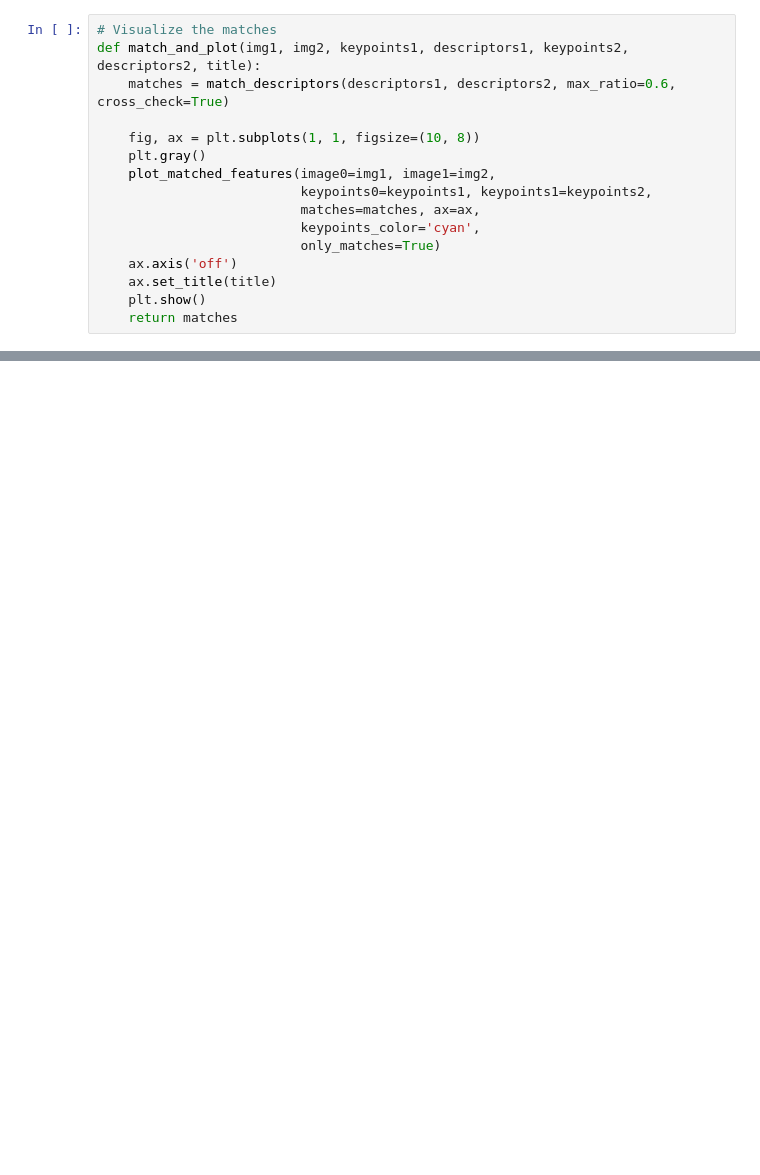
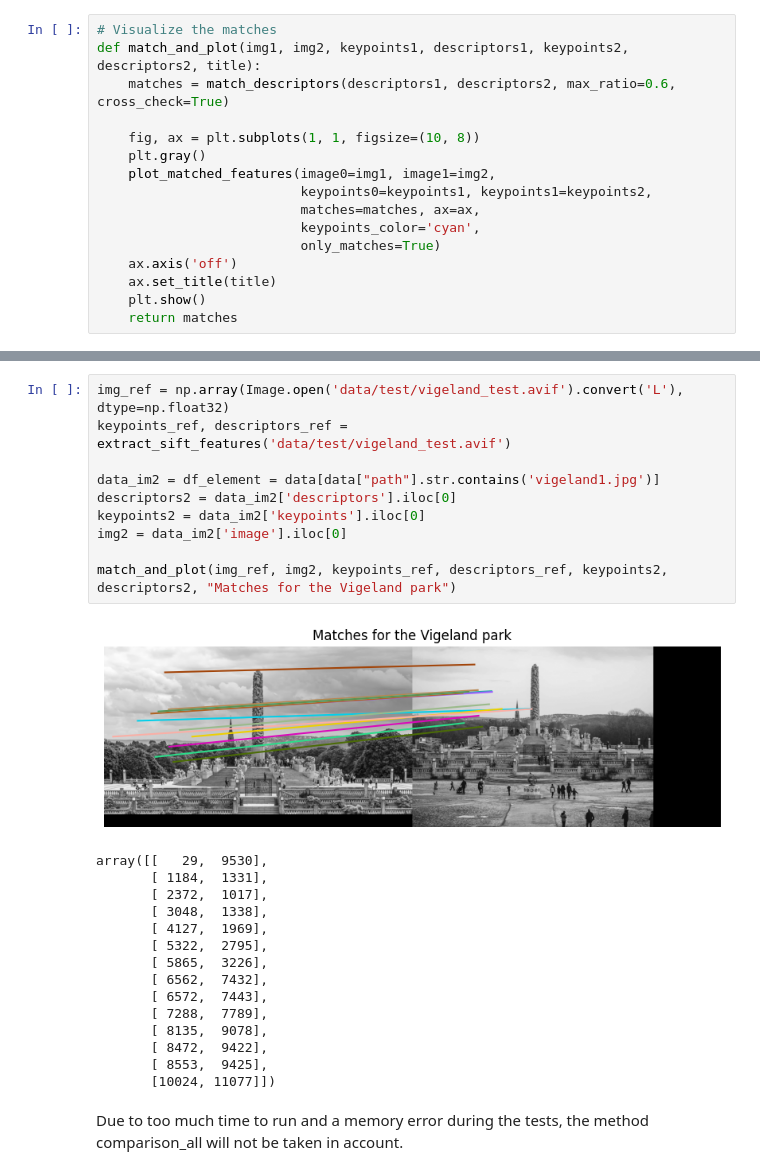
Before and after one commit to emmarcrg/Augmented_reality_system, a Jupyter notebook: main.ipynb, the cells around one changed output, grey strips where cells are left out. Drawn from its saved outputs; the diff is of its cells as text; blank space fills up the shorter version.

```diff
--- a/main.ipynb
+++ b/main.ipynb
@@ -597,0 +730,28 @@ def match_and_plot(img1, img2, keypoints1, descriptors1, keypoints2, descriptors
+# %%
+img_ref = np.array(Image.open('data/test/vigeland_test.avif').convert('L'), dtype=np.float32)
+keypoints_ref, descriptors_ref = extract_sift_features('data/test/vigeland_test.avif')
+
+data_im2 = df_element = data[data["path"].str.contains('vigeland1.jpg')]
+descriptors2 = data_im2['descriptors'].iloc[0]
+keypoints2 = data_im2['keypoints'].iloc[0]
+img2 = data_im2['image'].iloc[0]
+
+match_and_plot(img_ref, img2, keypoints_ref, descriptors_ref, keypoints2, descriptors2, "Matches for the Vigeland park")
+# %% [output]
+[figure, added]
+array([[   29,  9530],
+       [ 1184,  1331],
+       [ 2372,  1017],
+       [ 3048,  1338],
+       [ 4127,  1969],
+       [ 5322,  2795],
+       [ 5865,  3226],
+       [ 6562,  7432],
+       [ 6572,  7443],
+       [ 7288,  7789],
+       [ 8135,  9078],
+       [ 8472,  9422],
+       [ 8553,  9425],
+       [10024, 11077]])
+# %% [markdown]
+Due to too much time to run and a memory error during the tests, the method comparison_all will not be taken in account.
```
Also changed, not shown: parts of 11 cells of this notebook, 1 other file.
